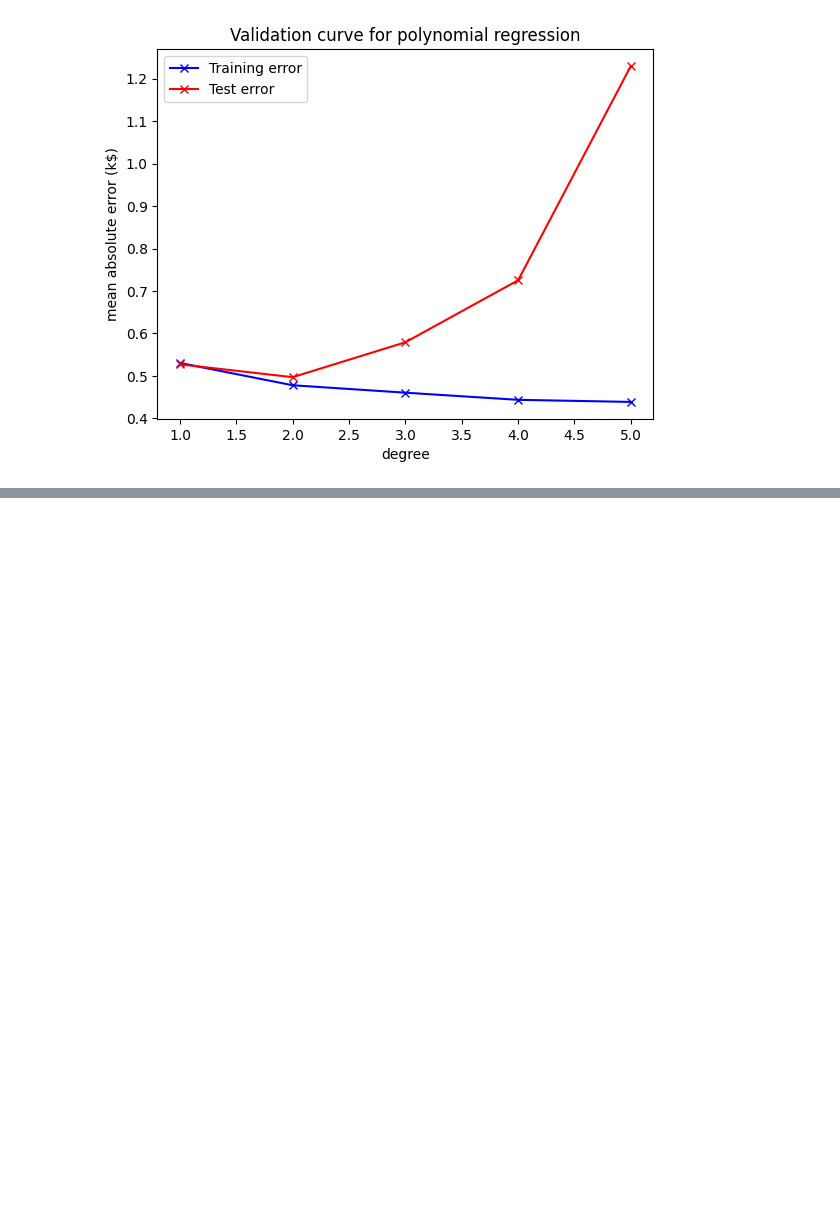
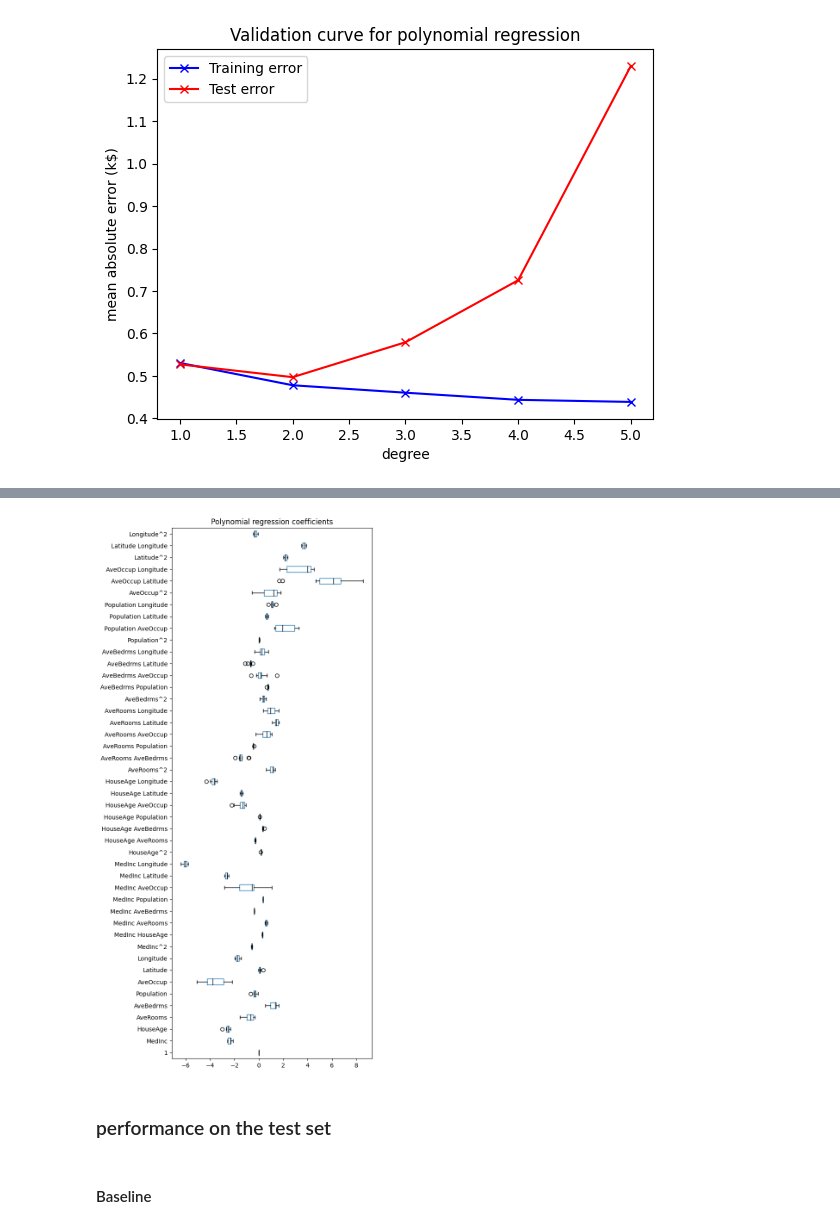
Before and after one commit to aniketkalra11/basic_kaggle_practice, a Jupyter notebook: MLP_practice_book/linear_regression_example.ipynb, the cells around one changed output, grey strips where cells are left out. Drawn from its saved outputs; the diff is of its cells as text; code cells hidden in the pictures; blank space fills up the shorter version.

```diff
--- a/MLP_practice_book/linear_regression_example.ipynb
+++ b/MLP_practice_book/linear_regression_example.ipynb
@@ -175,0 +184,15 @@ plots = plt.title('Validation curve for polynomial regression')
+# %%
+ridge_reg_pipeline = Pipeline([
+  ('poly', PolynomialFeatures(degree= 2)),
+  ('feature_scaling', StandardScaler()),
+  ('ridge', Ridge(alpha= 0.5))
+])
+
+ridge_reg_cv_result = cross_validate(ridge_reg_pipeline,
+                                     com_train_features,
+                                     com_train_labels,
+                                     cv= cross_validation_shuffle,
+                                     scoring= 'neg_mean_absolute_error',
+                                     return_train_score= True,
+                                     return_estimator= True)
+printTestResult(ridge_reg_cv_result, 'Ridge regression')
@@ -175,0 +512,5 @@ plots = plt.title('Validation curve for polynomial regression')
+# %%
+features_names = ridge_reg_cv_result['estimator'][0][0].get_feature_names_out(
+  input_features= train_features.columns
+)
+features_names
@@ -175,0 +532,12 @@ plots = plt.title('Validation curve for polynomial regression')
+# %%
+coefs = [est[-1].coef_ for est in ridge_reg_cv_result['estimator']]
+weights_polynomial_regression = pd.DataFrame(coefs, columns= features_names)
+# %%
+weights_polynomial_regression.plot.box(color= color, vert=False, figsize=(6, 16))
+_ = plt.title('Polynomial regression coefficients')
+# %% [output]
+[figure, added]
+# %% [markdown]
+### performance on the test set
+# %% [markdown]
+#### Baseline
```
Also changed, not shown: parts of 39 cells of this notebook, 2 other files.
